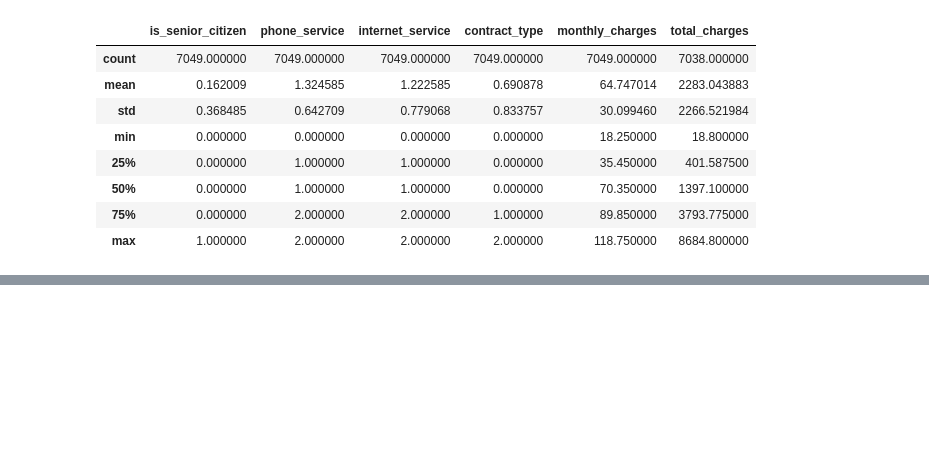
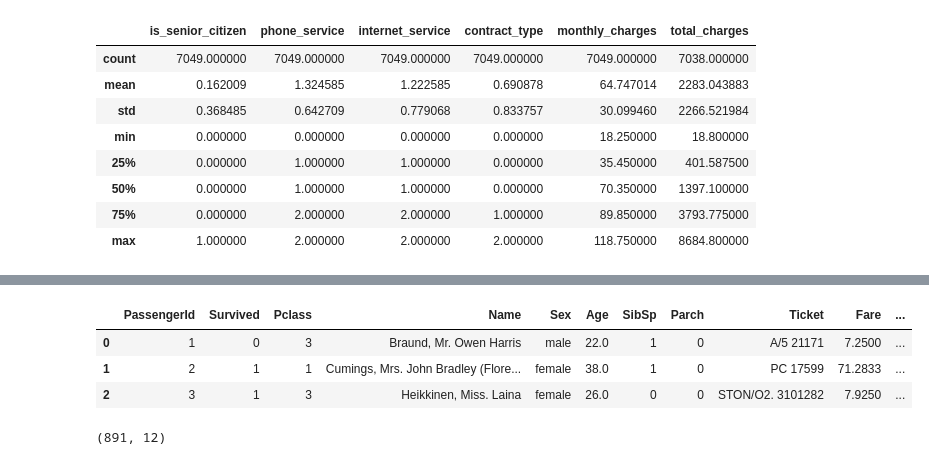
Before and after one commit to BraedenWright/classification-exercises, a Jupyter notebook: classification_exercises.ipynb, the cells around one changed output, grey strips where cells are left out. Drawn from its saved outputs; the diff is of its cells as text; code cells hidden in the pictures; blank space fills up the shorter version.

```diff
--- a/classification_exercises.ipynb
+++ b/classification_exercises.ipynb
@@ -131,0 +205,17 @@ df_google_sheets.describe()
+# %%
+url = 'https://docs.google.com/spreadsheets/d/1Uhtml8KY19LILuZsrDtlsHHDC9wuDGUSe8LTEwvdI5g/export?format=csv&gid=341089357'
+
+df_train = pd.read_csv(url)
+
+# first 3 rows
+df_train.head(3)
+# %% [output]
+|  | PassengerId | Survived | Pclass | Name | Sex | Age | SibSp | Parch | Ticket | Fare | ... |
+| 0 | 1 | 0 | 3 | Braund, Mr. Owen Harris | male | 22.0 | 1 | 0 | A/5 21171 | 7.2500 | ... |
+| 1 | 2 | 1 | 1 | Cumings, Mrs. John Bradley (Flore... | female | 38.0 | 1 | 0 | PC 17599 | 71.2833 | ... |
+| 2 | 3 | 1 | 3 | Heikkinen, Miss. Laina | female | 26.0 | 0 | 0 | STON/O2. 3101282 | 7.9250 | ... |
+# %%
+# number of rows and columns
+df_train.shape
+# %% [output]
+(891, 12)
```
Also changed, not shown: parts of 16 cells of this notebook.
